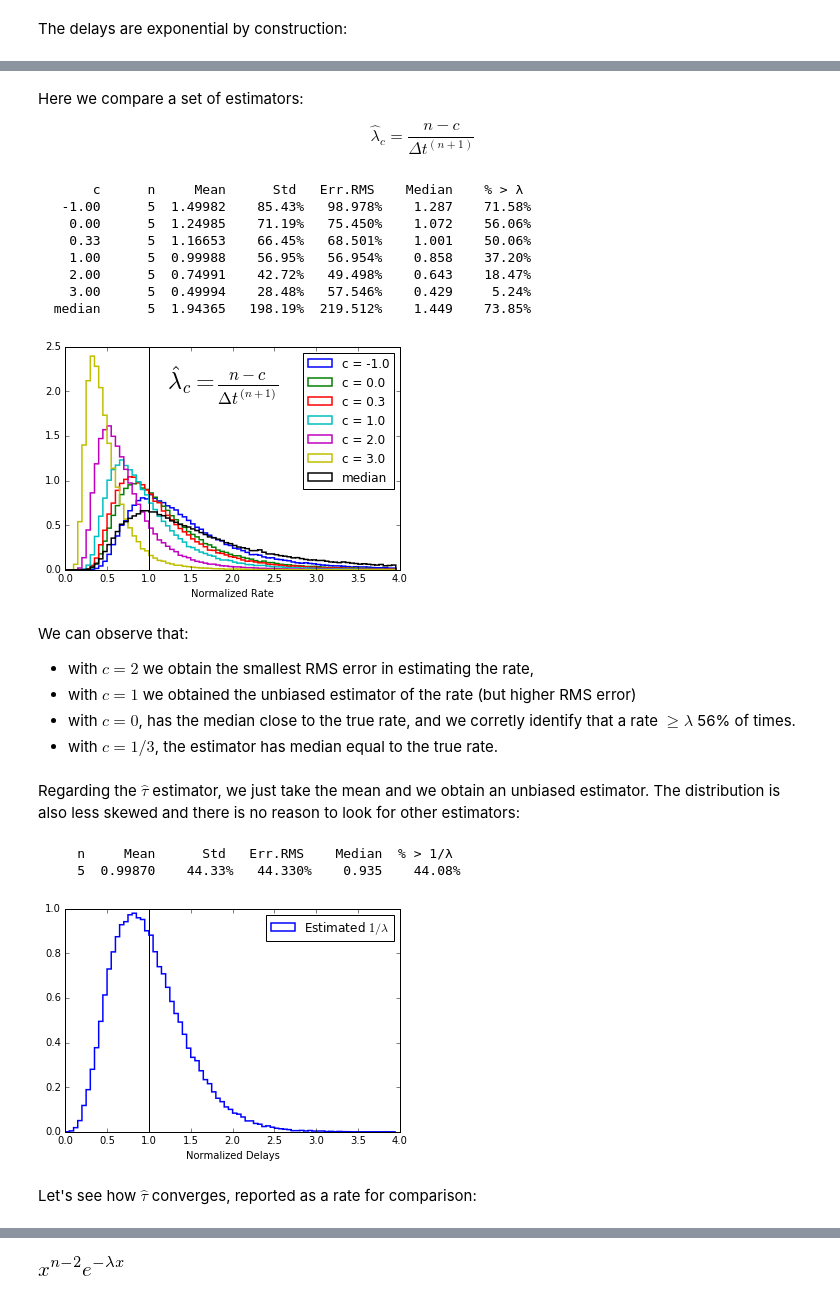
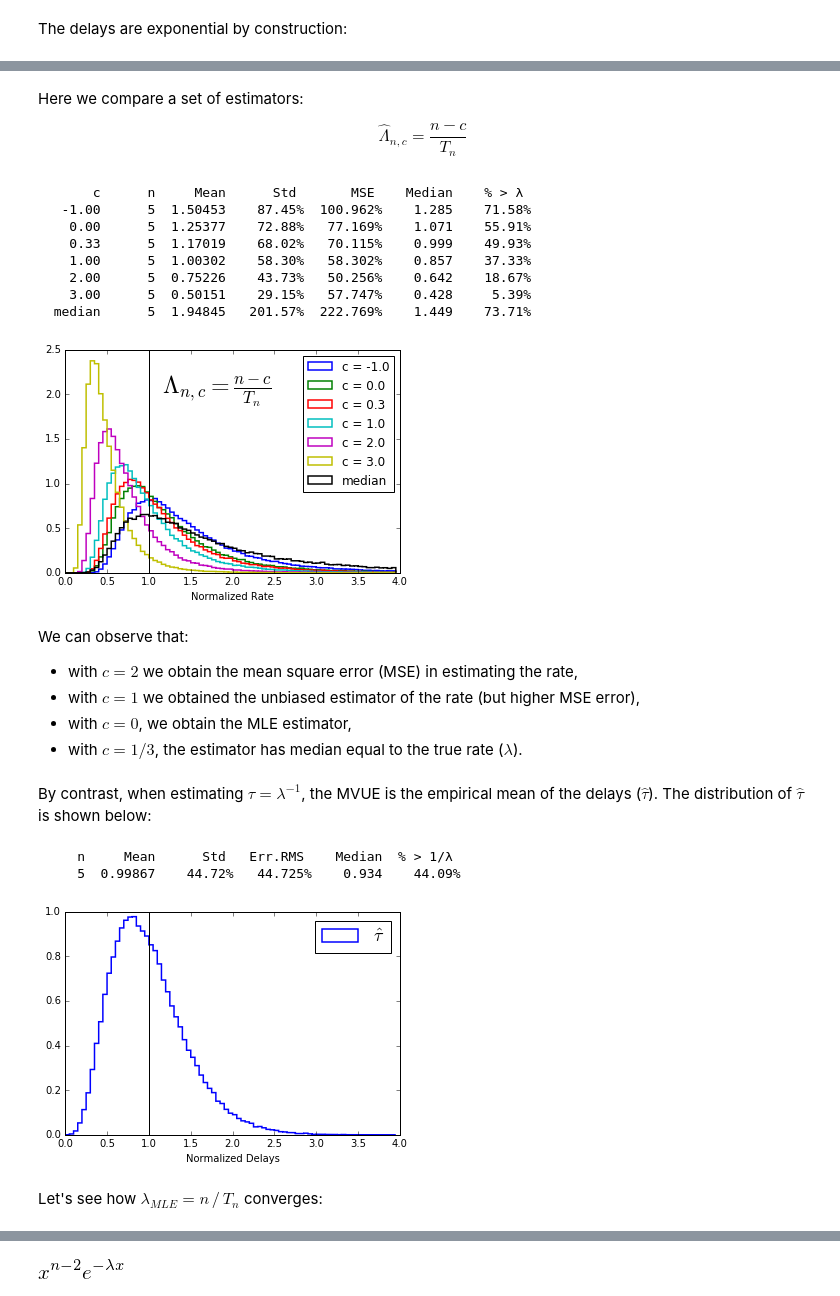
Before and after one commit to tritemio/notebooks, a Jupyter notebook: Estimation of rates of random events.ipynb, the cells around one changed output, grey strips where cells are left out. Cells and saved outputs as stored; diff of their text form; code cells hidden in the pictures.

Commit message:
Fixes and formating in rate estimation notebook

```diff
--- a/Estimation of rates of random events.ipynb
+++ b/Estimation of rates of random events.ipynb
@@ -155,11 +163,11 @@ plt.title('$\{d_i\}\quad$ Mean = %.3e  Std.Dev. = %.3e ' % (d1.mean(), d1.std())
 # %% [markdown]
 Here we compare a set of estimators:
 
-$$\hat{\lambda}_c = \frac{n - c}{\Delta t^{(n+1)}}$$
+$$\hat{\Lambda}_{n,c} = \frac{n - c}{T_n}$$
 # %%
 kws = dict(bins=np.arange(0, 4, 0.05), histtype='step', lw=1.5, normed=True)
 print('{:>8} {:>6} {:>8} {:>8}  {:>8}  {:>8} {:>8}'
-      .format('c', 'n', 'Mean', 'Std', 'Err.RMS', 'Median', '% > λ'))
+      .format('c', 'n', 'Mean', 'Std', 'MSE', 'Median', '% > λ'))
 for c in (-1, 0, 1/3, 1, 2, 3):
     r_hc = (n - c)  / d1.sum(axis=1) / λ
     r_hc_err_rms = np.sqrt(np.mean(((r_hc - 1)**2)))
@@ -174,53 +182,51 @@ plt.hist(r_hm, **kws, label = 'median');
 print('%8s %6d %8.5f %8.2f%% %8.3f%% %8.3f %8.2f%%' %
       ('median', n, r_hm.mean(), r_hm.std()*100, r_hm_err_rms*100, np.median(r_hm),
        (r_hm > 1).sum() * 100 / num_iter))
-
-plt.legend()
 plt.xlabel('Normalized Rate')
 plt.axvline(1, color='k');
-plt.text(0.36, 0.75, r'$\hat{\lambda}_c = \frac{n - c}{\Delta t^{(n+1)}}$',
+plt.legend()
+plt.text(0.35, 0.75, r'$\Lambda_{n,c} = \frac{n - c}{T_n}$',
          fontsize=24, transform=plt.gcf().transFigure);
 # %% [output]
-       c      n     Mean      Std   Err.RMS    Median    % > λ
-   -1.00      5  1.49982    85.43%   98.978%    1.287    71.58%
-    0.00      5  1.24985    71.19%   75.450%    1.072    56.06%
-    0.33      5  1.16653    66.45%   68.501%    1.001    50.06%
-    1.00      5  0.99988    56.95%   56.954%    0.858    37.20%
-    2.00      5  0.74991    42.72%   49.498%    0.643    18.47%
-    3.00      5  0.49994    28.48%   57.546%    0.429     5.24%
-  median      5  1.94365   198.19%  219.512%    1.449    73.85%
+       c      n     Mean      Std       MSE    Median    % > λ
+   -1.00      5  1.50453    87.45%  100.962%    1.285    71.58%
+    0.00      5  1.25377    72.88%   77.169%    1.071    55.91%
+    0.33      5  1.17019    68.02%   70.115%    0.999    49.93%
+    1.00      5  1.00302    58.30%   58.302%    0.857    37.33%
+    2.00      5  0.75226    43.73%   50.256%    0.642    18.67%
+    3.00      5  0.50151    29.15%   57.747%    0.428     5.39%
+  median      5  1.94845   201.57%  222.769%    1.449    73.71%
-[figure, old version]
+[figure, new version]
 # %% [markdown]
 We can observe that:
 
-- with $c = 2$ we obtain the smallest RMS error in estimating the rate,
-- with $c = 1$ we obtained the unbiased estimator of the rate (but higher RMS error)
-- with $c = 0$, has the median close to the true rate, and we corretly identify that
-  a rate $\ge \lambda$ 56% of times.
-- with $c = 1/3$, the estimator has median equal to the true rate.
+- with $c = 2$ we obtain the mean square error (MSE) in estimating the rate,
+- with $c = 1$ we obtained the unbiased estimator of the rate (but higher MSE error),
+- with $c = 0$, we obtain the MLE estimator,
+- with $c = 1/3$, the estimator has median equal to the true rate ($\lambda$).
-# %% [markdown]
-Regarding the $\hat{\tau}$ estimator, we just take the mean and
-we obtain an unbiased estimator. The distribution is also less skewed
-and there is no reason to look for other estimators:
+# %% [markdown]
+By contrast, when estimating $\tau = \lambda^{-1}$,
+the MVUE is the empirical mean of the delays ($\hat{\tau}$).
+The distribution of $\hat{\tau}$ is shown below:
 # %%
 kws = dict(bins=np.arange(0, 4, 0.05), histtype='step', lw=1.5, normed=True)
 print('{:>6} {:>8} {:>8}  {:>8}  {:>8} {:>8}'
       .format('n', 'Mean', 'Std', 'Err.RMS', 'Median', '% > 1/λ'))
 d_h = np.mean(d1, axis=1) * λ
 d_h_err_rms = np.sqrt(np.mean(((d_h - 1)**2)))
-plt.hist(d_h, **kws, label = 'Estimated $1/\lambda$');
+plt.hist(d_h, **kws, label = r'$\hat\tau$');
 print('%6d %8.5f %8.2f%% %8.3f%% %8.3f %8.2f%%' %
       (n, d_h.mean(), d_h.std()*100, d_h_err_rms*100, np.median(d_h),
       (d_h > 1).sum() * 100 / num_iter))
-plt.legend()
+plt.legend(fontsize=18)
 plt.xlabel('Normalized Delays')
 plt.axvline(1, color='k');
 # %% [output]
      n     Mean      Std   Err.RMS    Median  % > 1/λ
-     5  0.99870    44.33%   44.330%    0.935    44.08%
+     5  0.99867    44.72%   44.725%    0.934    44.09%
-[figure, old version]
+[figure, new version]
 # %% [markdown]
-Let's see how $\hat{\tau}$ converges, reported as a rate for comparison:
+Let's see how $\lambda_{MLE} = n\,/\,T_n$ converges:
 # %%
 rate_t = 1 / ((d1.mean(axis=1)).cumsum() / np.arange(1, num_iter+1)) / λ
 
```
Also changed, not shown: parts of 16 cells of this notebook.
